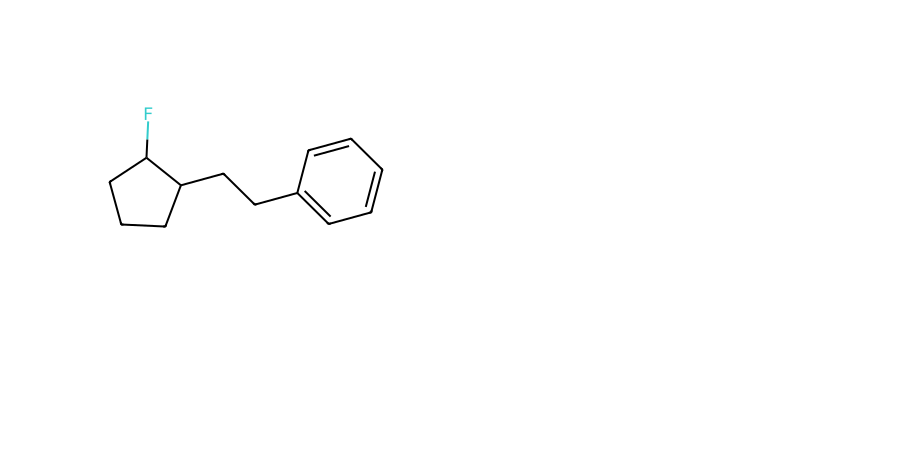
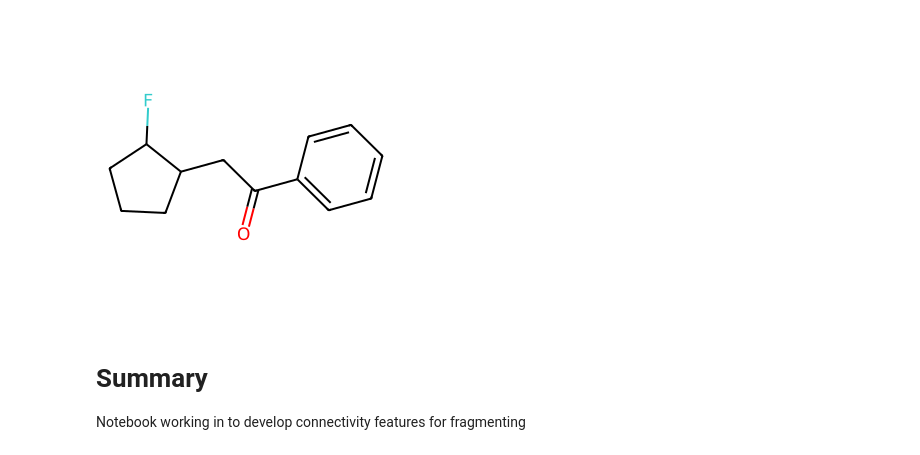
Before and after one commit to kmlefran/group_decomposition, a Jupyter notebook: notebooks/DevelopingAttachments.ipynb, the cells around one changed output. Saved outputs shown, nothing was run; the diff lists cells and outputs as text; code cells hidden in the pictures; blank space fills up the shorter version.

```diff
--- a/notebooks/DevelopingAttachments.ipynb
+++ b/notebooks/DevelopingAttachments.ipynb
@@ -1,11 +1,39 @@
-# %%
-import sys
-sys.path.append("/Users/chemlab/Documents/Retrievium Work/Scaffolding/Coding Workspace/scripts")
-import fragfinder as ff
-mol = ff.get_canonical_molecule('FC1CCCC1CCc2ccccc2')
-ff.Draw.MolToImage(mol)
-# %% [output]
-[figure, removed]
+# %%
+import sys
+import rdkit
+from rdkit import Chem, rdBase
+from rdkit.Chem import BRICS
+from rdkit.Chem import AllChem #used for 3d coordinates
+from rdkit.Chem import Draw,rdDepictor
+from rdkit.Chem.Draw import IPythonConsole, rdMolDraw2D
+from rdkit.Chem.Scaffolds import rdScaffoldNetwork # scaffolding
+from rdkit import RDPaths
+from rdkit.Chem.Draw import rdMolDraw2D
+import math
+import matplotlib as mpl
+from matplotlib import pyplot as plt
+import os
+import pyvis
+import re
+from pyvis.network import Network
+import inspect
+from IPython import display
+from IPython.display import SVG
+import pandas as pd #lots of work with data frames
+from rdkit.Chem import PandasTools # Smiles and molecule  integration with Pandas
+from rdkit.Chem import rdqueries # search for rdScaffoldAttachment points * to remove
+import numpy as np #for arrays in fragment identification
+sys.path.append("/Users/chemlab/Documents/Retrievium Work/Scaffolding/Coding Workspace/scripts")
+import fragfinder as ff
+import ifgconnect as ifgc
+mol = ff.get_canonical_molecule('O=C(CC1CCCC1F)c2ccccc2')
+Draw.MolToImage(mol)
+# %% [output]
+[figure, added]
+# %% [markdown]
+# Summary
+
+Notebook working in to develop connectivity features for fragmenting
 # %%
 molFrame = ff.generate_full_molFrame(mol)
 # %% [output]
```
Also changed, not shown: parts of 13 cells of this notebook, 2 other files.
